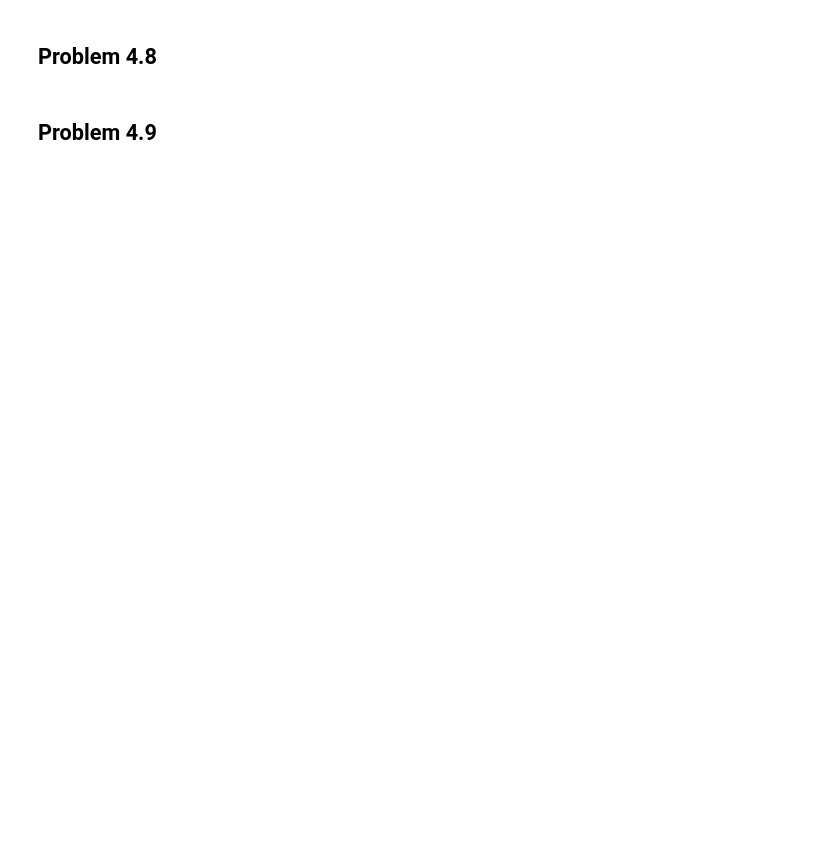
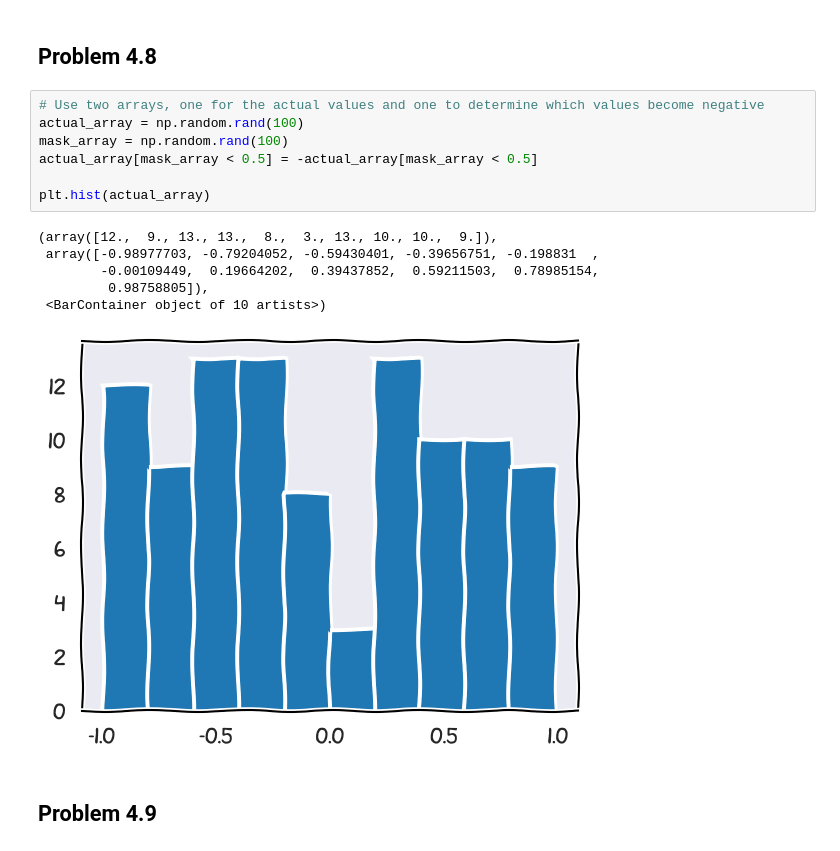
Before and after one commit to SPS-SP2273/learning-portfolio-shawn1368, a Jupyter notebook: Yuan Zhe's Problems/problem_set_4.ipynb, the cells around one changed output. Drawn from its saved outputs; the diff is of its cells as text; blank space fills up the shorter version.

```diff
--- a/Yuan Zhe's Problems/problem_set_4.ipynb
+++ b/Yuan Zhe's Problems/problem_set_4.ipynb
@@ -25,4 +82,18 @@ plt.xkcd()
 # %% [markdown]
 ## Problem 4.8
+# %%
+# Use two arrays, one for the actual values and one to determine which values become negative
+actual_array = np.random.rand(100)
+mask_array = np.random.rand(100)
+actual_array[mask_array < 0.5] = -actual_array[mask_array < 0.5]
+
+plt.hist(actual_array)
+# %% [output]
+(array([12.,  9., 13., 13.,  8.,  3., 13., 10., 10.,  9.]),
+ array([-0.98977703, -0.79204052, -0.59430401, -0.39656751, -0.198831  ,
+        -0.00109449,  0.19664202,  0.39437852,  0.59211503,  0.78985154,
+         0.98758805]),
+ <BarContainer object of 10 artists>)
+[figure, added]
 # %% [markdown]
 ## Problem 4.9
```
Also changed, not shown: parts of 16 cells of this notebook, 9 other files.
